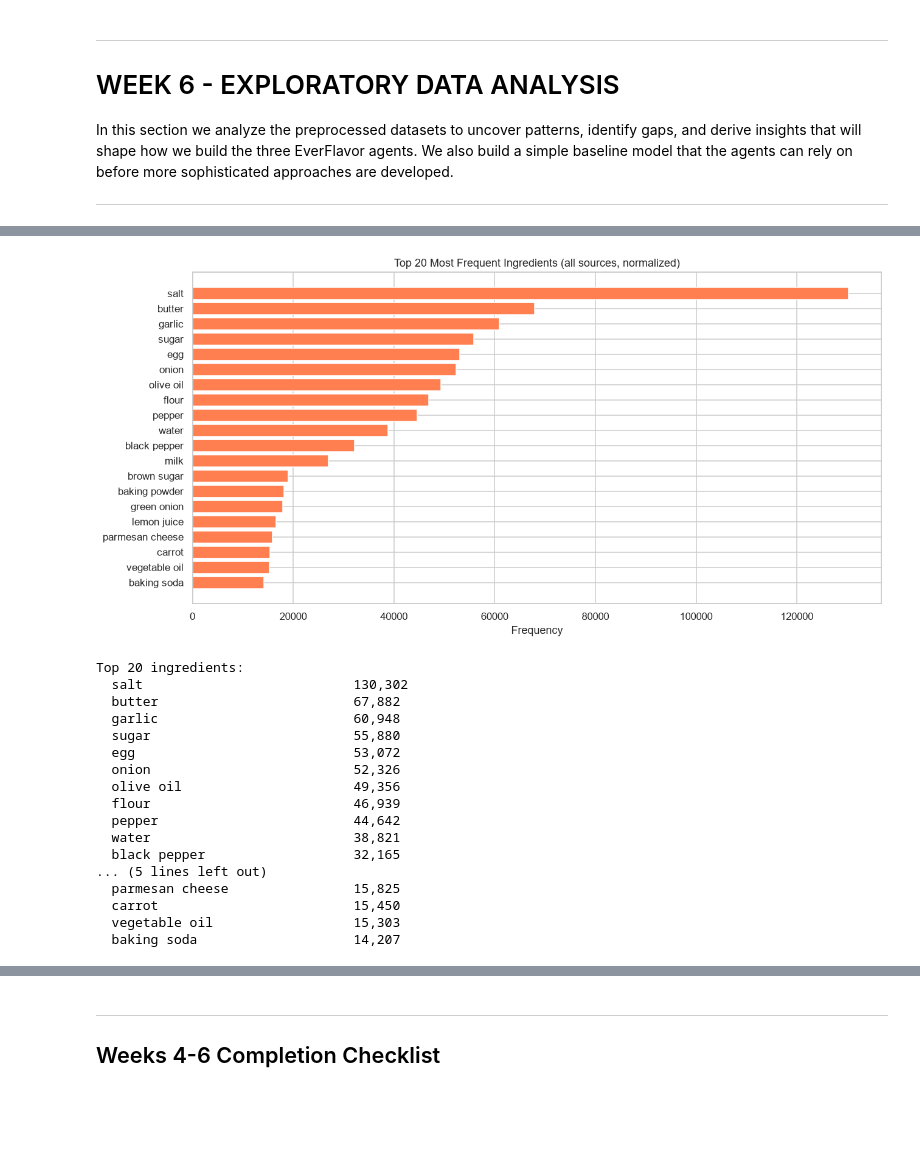
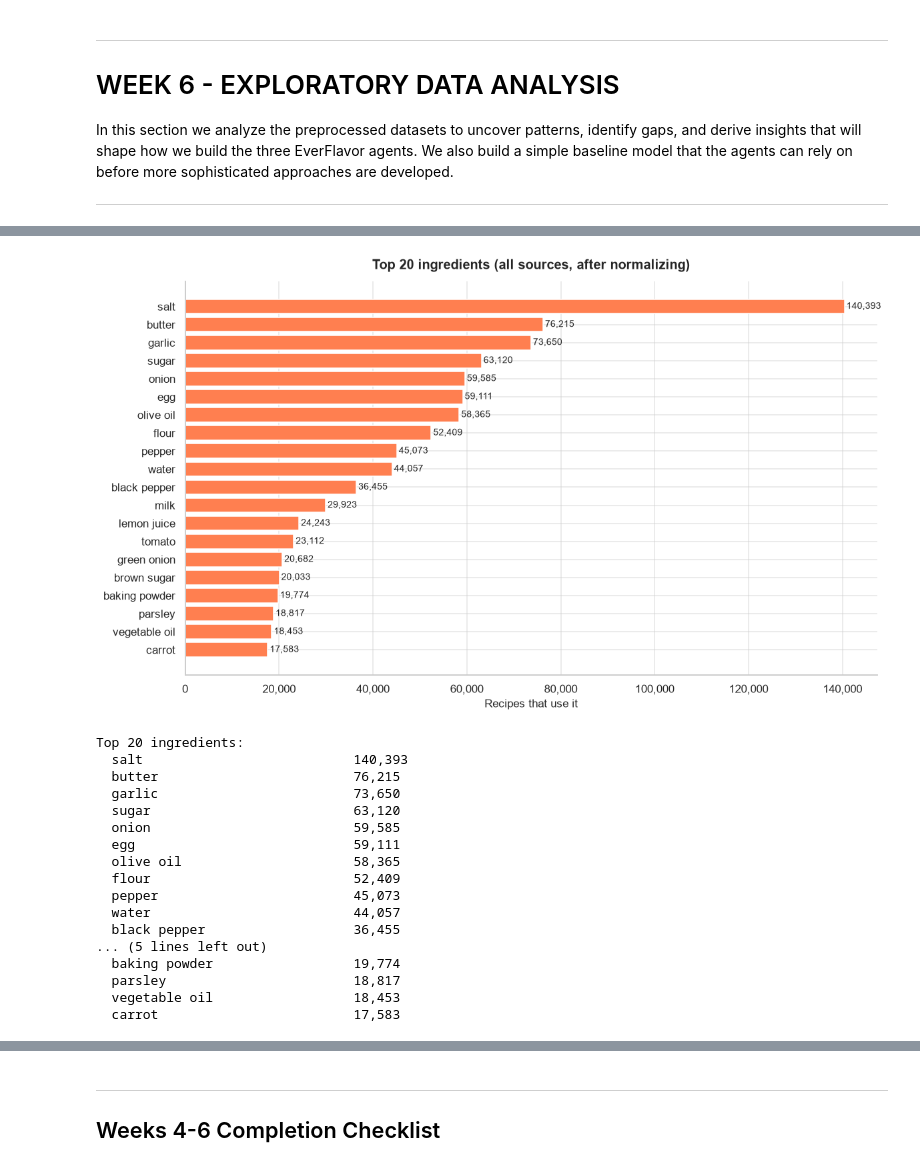
Before and after one commit to Chloe-Tu2/The-EverFlavor-AI, a Jupyter notebook: notebooks/01_data_acquisition_EverFlavor_V3.ipynb, the cells around one changed output, grey strips where cells are left out. Saved outputs shown, nothing was run; the diff lists cells and outputs as text; code cells hidden in the pictures; blank space fills up the shorter version.

```diff
--- a/notebooks/01_data_acquisition_EverFlavor_V3.ipynb
+++ b/notebooks/01_data_acquisition_EverFlavor_V3.ipynb
@@ -2056,6 +2511,21 @@ SPLIT_INGREDIENTS = {
     "salt and black pepper": ["salt", "black pepper"],
     "salt and freshly ground black pepper": ["salt", "black pepper"],
 }
+# Leading quantities and units, as in CulinaryDB lines such as
+# "1/2 cup grated parmesan cheese" or "2 cloves garlic, minced"
+QUANTITY_PATTERN = re.compile(r"^(?:[\d½¼¾⅓⅔⅛]+(?:[./-][\d½¼¾⅓⅔⅛]+)?\s+)+")
+UNIT_WORDS = ["cups?", "c", "tablespoons?", "tbsps?", "tbs", "teaspoons?", "tsps?", "ounces?",
+              "oz", "pounds?", "lbs?", "grams?", "g", "kg", "kilograms?", "ml", "milliliters?",
+              "liters?", "litres?", "l", "pints?", "quarts?", "gallons?", "cans?", "packages?",
+              "pkgs?", "jars?", "bottles?", "sticks?", "cloves?", "heads?", "bunch(?:es)?",
+              "slices?", "pieces?", "pinch(?:es)?", "dash(?:es)?", "handfuls?", "sprigs?",
+              "stalks?", "envelopes?", "containers?", "box(?:es)?", "bags?", "large", "medium",
+              "small", "extra-large", "whole", "of"]
+UNIT_PATTERN = re.compile(r"^(?:(?:" + "|".join(UNIT_WORDS) + r")\.?\s+)+")
+# Preparation words at the start of a name ("chopped onion" -> "onion")
+PREP_PATTERN = re.compile(r"^(?:(?:chopped|minced|diced|sliced|grated|shredded|crushed|peeled|"
+                          r"fresh|freshly|finely|coarsely|thinly|roughly)\s+)+")
+
 # Words that look plural but are not, and irregular plurals
 KEEP_AS_IS = {"molasses", "hummus", "couscous", "asparagus", "citrus", "swiss", "grits",
               "greens", "brussels", "bitters", "schnapps", "oats"}
@@ -2081,9 +2551,20 @@ def singular(word):
 
 
 def normalize_ingredient(name):
-    """Normalize one ingredient name. Returns a list (a few entries split in two)."""
+    """Normalize one ingredient name. Returns a list (a few entries split in two).
+
+    Steps: drop notes in brackets, strip a leading quantity and unit
+    ("1/2 cup ..."), keep only the part before a comma or " or "
+    ("onion, chopped" / "canola oil or vegetable oil"), drop leading
+    preparation words, then apply synonyms and a simple singular form.
+    """
     text = re.sub(r"\(.*?\)", " ", str(name).lower())   # drop notes in brackets
     text = re.sub(r"\s+", " ", text).strip(" ,.;:-")
+    quantity = QUANTITY_PATTERN.match(text)
+    if quantity:
+        text = UNIT_PATTERN.sub("", text[quantity.end():])
+    text = text.split(",")[0].split(" or ")[0]
+    text = PREP_PATTERN.sub("", text).strip(" ,.;:-")
     if text in SPLIT_INGREDIENTS:
         return SPLIT_INGREDIENTS[text]
     text = INGREDIENT_SYNONYMS.get(text, text)
@@ -2445,10 +3284,7 @@ import seaborn as sns
 from collections import Counter
 import ast
 
-# Use a clean visual style throughout
-sns.set_theme(style="whitegrid", palette="muted")
-plt.rcParams["figure.dpi"] = 110
-
+# The chart style and show_figure() come from section 2.3.3
 # The setup cell in 2.3 moves to the project folder; without it,
 # the data/ paths below point to the wrong place after a restart.
 if "PROJECT_ROOT" not in globals():
@@ -2554,48 +3402,48 @@ African             2226
 # %%
 # Use the combined table from 5.6 (or reload it after a restart)
 try:
     _ = df_all
 except NameError:
     df_all = pd.read_parquet("data/interim/recipes_all.parquet")
 
 # Flatten all ingredient lists into a single list of names
 # (Parquet returns lists as arrays, so convert each one)
 all_ingredients = []
 for lst in df_all["ingredient_list"]:
     if lst is not None:
         all_ingredients.extend(list(lst))
 
 top_ingredients = Counter(all_ingredients).most_common(20)
 names, counts = zip(*top_ingredients)
 
-fig, ax = plt.subplots(figsize=(12, 6))
+fig, ax = plt.subplots(figsize=(11, 6.5))
 ax.barh(names[::-1], counts[::-1], color="coral")
-ax.set_xlabel("Frequency")
-ax.set_title("Top 20 Most Frequent Ingredients (all sources, normalized)")
-plt.tight_layout()
-plt.savefig("data/processed/top_ingredients.png", bbox_inches="tight")
-plt.show()
+label_bars(ax)
+ax.set_xlabel("Recipes that use it")
+thousands(ax, "x")
+ax.set_title("Top 20 ingredients (all sources, after normalizing)")
+show_figure(fig, "13_top_ingredients")
 
 print("\nTop 20 ingredients:")
 for name, count in top_ingredients:
     print(f"  {name:30s} {count:,}")
 # %% [output]
-[figure, old version]
+[figure, new version]
 Top 20 ingredients:
-  salt                           130,302
-  butter                         67,882
-  garlic                         60,948
-  sugar                          55,880
-  egg                            53,072
-  onion                          52,326
-  olive oil                      49,356
-  flour                          46,939
-  pepper                         44,642
-  water                          38,821
-  black pepper                   32,165
+  salt                           140,393
+  butter                         76,215
+  garlic                         73,650
+  sugar                          63,120
+  onion                          59,585
+  egg                            59,111
+  olive oil                      58,365
+  flour                          52,409
+  pepper                         45,073
+  water                          44,057
+  black pepper                   36,455
 ... (5 lines left out)
-  parmesan cheese                15,825
-  carrot                         15,450
-  vegetable oil                  15,303
-  baking soda                    14,207
+  baking powder                  19,774
+  parsley                        18,817
+  vegetable oil                  18,453
+  carrot                         17,583
 # %% [markdown]
```
Also changed, not shown: parts of 129 cells of this notebook, 1 other file.
